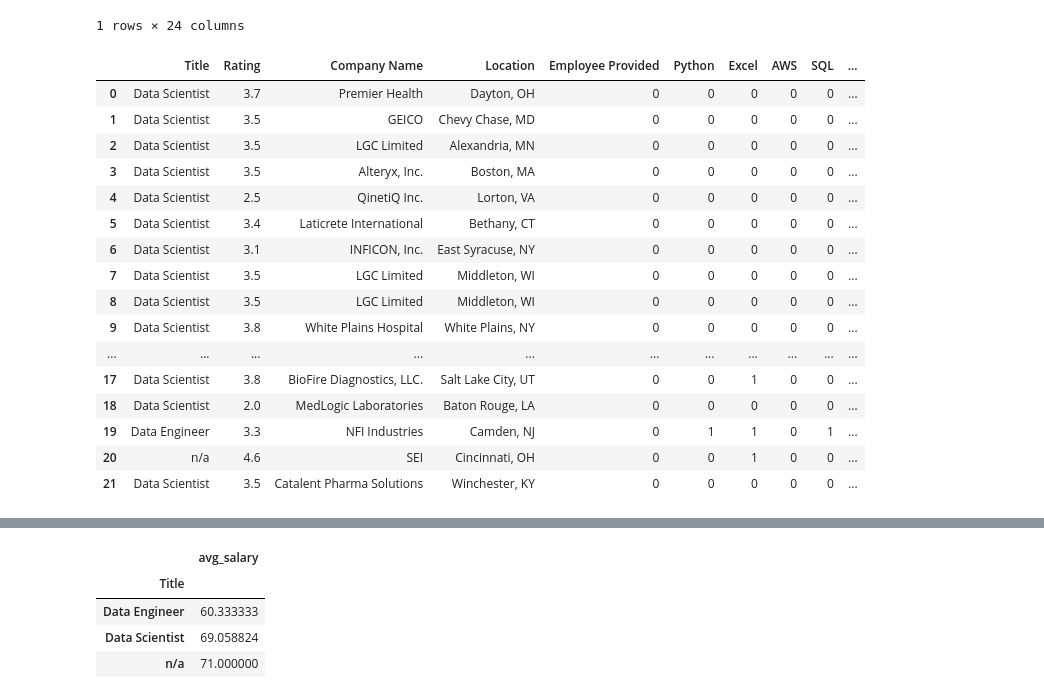
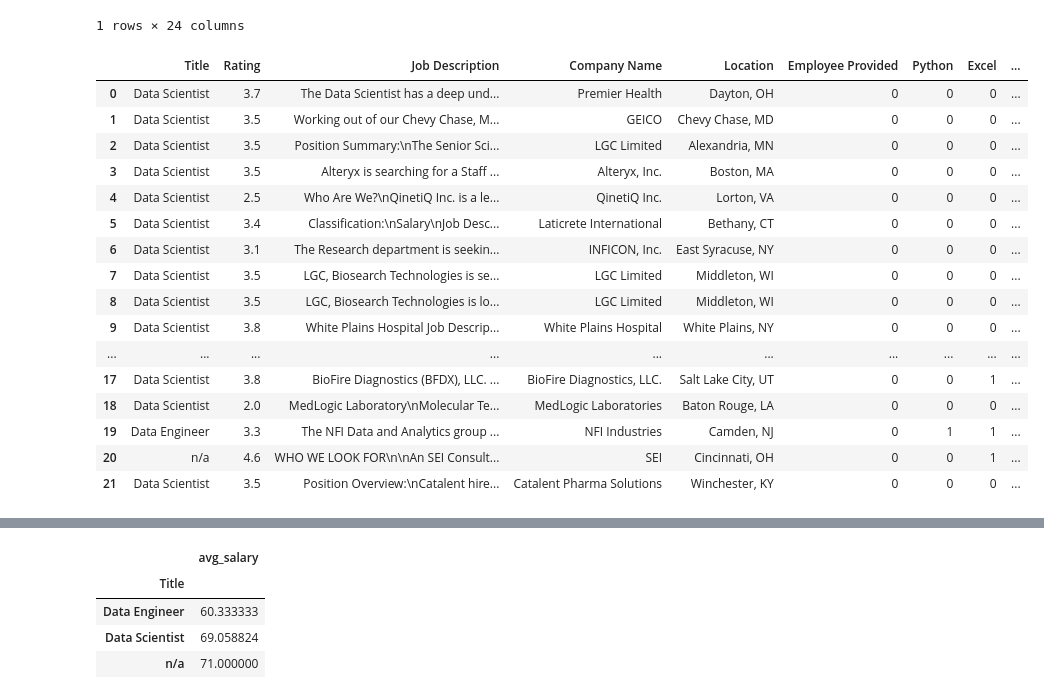
Before and after one commit to bidhyapokharel/dataScienceSalary, a Jupyter notebook: DataEDA.ipynb, the cells around one changed output, grey strips where cells are left out. Cells and saved outputs as stored; diff of their text form; code cells hidden in the pictures.

```diff
--- a/DataEDA.ipynb
+++ b/DataEDA.ipynb
@@ -125,26 +125,26 @@ data.head(1)
 | 0 | DATA SCIENTIST-HEALTHCARE | $56K - $96K (Glassdoor est.) | The Data Scientist has a deep und... | 3.7 | Premier Health | Dayton, OH | 0 | ... |
 1 rows × 24 columns
 # %%
-data = data[['Title','Rating','Company Name','Location','Employee Provided','Python','Excel','AWS','SQL','Seniority','desc_len','min_salary','max_salary','avg_salary','hourly']]
+data = data[['Title','Rating','Job Description', 'Company Name','Location','Employee Provided','Python','Excel','AWS','SQL','Seniority','desc_len','min_salary','max_salary','avg_salary','hourly']]
 data
 # %% [output]
-|  | Title | Rating | Company Name | Location | Employee Provided | Python | Excel | AWS | SQL | ... |
-| 0 | Data Scientist | 3.7 | Premier Health | Dayton, OH | 0 | 0 | 0 | 0 | 0 | ... |
-| 1 | Data Scientist | 3.5 | GEICO | Chevy Chase, MD | 0 | 0 | 0 | 0 | 0 | ... |
-| 2 | Data Scientist | 3.5 | LGC Limited | Alexandria, MN | 0 | 0 | 0 | 0 | 0 | ... |
-| 3 | Data Scientist | 3.5 | Alteryx, Inc. | Boston, MA | 0 | 0 | 0 | 0 | 0 | ... |
-| 4 | Data Scientist | 2.5 | QinetiQ Inc. | Lorton, VA | 0 | 0 | 0 | 0 | 0 | ... |
-| 5 | Data Scientist | 3.4 | Laticrete International | Bethany, CT | 0 | 0 | 0 | 0 | 0 | ... |
-| 6 | Data Scientist | 3.1 | INFICON, Inc. | East Syracuse, NY | 0 | 0 | 0 | 0 | 0 | ... |
-| 7 | Data Scientist | 3.5 | LGC Limited | Middleton, WI | 0 | 0 | 0 | 0 | 0 | ... |
-| 8 | Data Scientist | 3.5 | LGC Limited | Middleton, WI | 0 | 0 | 0 | 0 | 0 | ... |
-| 9 | Data Scientist | 3.8 | White Plains Hospital | White Plains, NY | 0 | 0 | 0 | 0 | 0 | ... |
-| ... | ... | ... | ... | ... | ... | ... | ... | ... | ... | ... |
-| 17 | Data Scientist | 3.8 | BioFire Diagnostics, LLC. | Salt Lake City, UT | 0 | 0 | 1 | 0 | 0 | ... |
-| 18 | Data Scientist | 2.0 | MedLogic Laboratories | Baton Rouge, LA | 0 | 0 | 0 | 0 | 0 | ... |
-| 19 | Data Engineer | 3.3 | NFI Industries | Camden, NJ | 0 | 1 | 1 | 0 | 1 | ... |
-| 20 | n/a | 4.6 | SEI | Cincinnati, OH | 0 | 0 | 1 | 0 | 0 | ... |
-| 21 | Data Scientist | 3.5 | Catalent Pharma Solutions | Winchester, KY | 0 | 0 | 0 | 0 | 0 | ... |
+|  | Title | Rating | Job Description | Company Name | Location | Employee Provided | Python | Excel | ... |
+| 0 | Data Scientist | 3.7 | The Data Scientist has a deep und... | Premier Health | Dayton, OH | 0 | 0 | 0 | ... |
+| 1 | Data Scientist | 3.5 | Working out of our Chevy Chase, M... | GEICO | Chevy Chase, MD | 0 | 0 | 0 | ... |
+| 2 | Data Scientist | 3.5 | Position Summary:\nThe Senior Sci... | LGC Limited | Alexandria, MN | 0 | 0 | 0 | ... |
+| 3 | Data Scientist | 3.5 | Alteryx is searching for a Staff ... | Alteryx, Inc. | Boston, MA | 0 | 0 | 0 | ... |
+| 4 | Data Scientist | 2.5 | Who Are We?\nQinetiQ Inc. is a le... | QinetiQ Inc. | Lorton, VA | 0 | 0 | 0 | ... |
+| 5 | Data Scientist | 3.4 | Classification:\nSalary\nJob Desc... | Laticrete International | Bethany, CT | 0 | 0 | 0 | ... |
+| 6 | Data Scientist | 3.1 | The Research department is seekin... | INFICON, Inc. | East Syracuse, NY | 0 | 0 | 0 | ... |
+| 7 | Data Scientist | 3.5 | LGC, Biosearch Technologies is se... | LGC Limited | Middleton, WI | 0 | 0 | 0 | ... |
+| 8 | Data Scientist | 3.5 | LGC, Biosearch Technologies is lo... | LGC Limited | Middleton, WI | 0 | 0 | 0 | ... |
+| 9 | Data Scientist | 3.8 | White Plains Hospital Job Descrip... | White Plains Hospital | White Plains, NY | 0 | 0 | 0 | ... |
+| ... | ... | ... | ... | ... | ... | ... | ... | ... | ... |
+| 17 | Data Scientist | 3.8 | BioFire Diagnostics (BFDX), LLC. ... | BioFire Diagnostics, LLC. | Salt Lake City, UT | 0 | 0 | 1 | ... |
+| 18 | Data Scientist | 2.0 | MedLogic Laboratory\nMolecular Te... | MedLogic Laboratories | Baton Rouge, LA | 0 | 0 | 0 | ... |
+| 19 | Data Engineer | 3.3 | The NFI Data and Analytics group ... | NFI Industries | Camden, NJ | 0 | 1 | 1 | ... |
+| 20 | n/a | 4.6 | WHO WE LOOK FOR\n\nAn SEI Consult... | SEI | Cincinnati, OH | 0 | 0 | 1 | ... |
+| 21 | Data Scientist | 3.5 | Position Overview:\nCatalent hire... | Catalent Pharma Solutions | Winchester, KY | 0 | 0 | 0 | ... |
 # %%
 for i in data.columns:
     df = data[i].value_counts()
```
Also changed, not shown: parts of 7 cells of this notebook.
